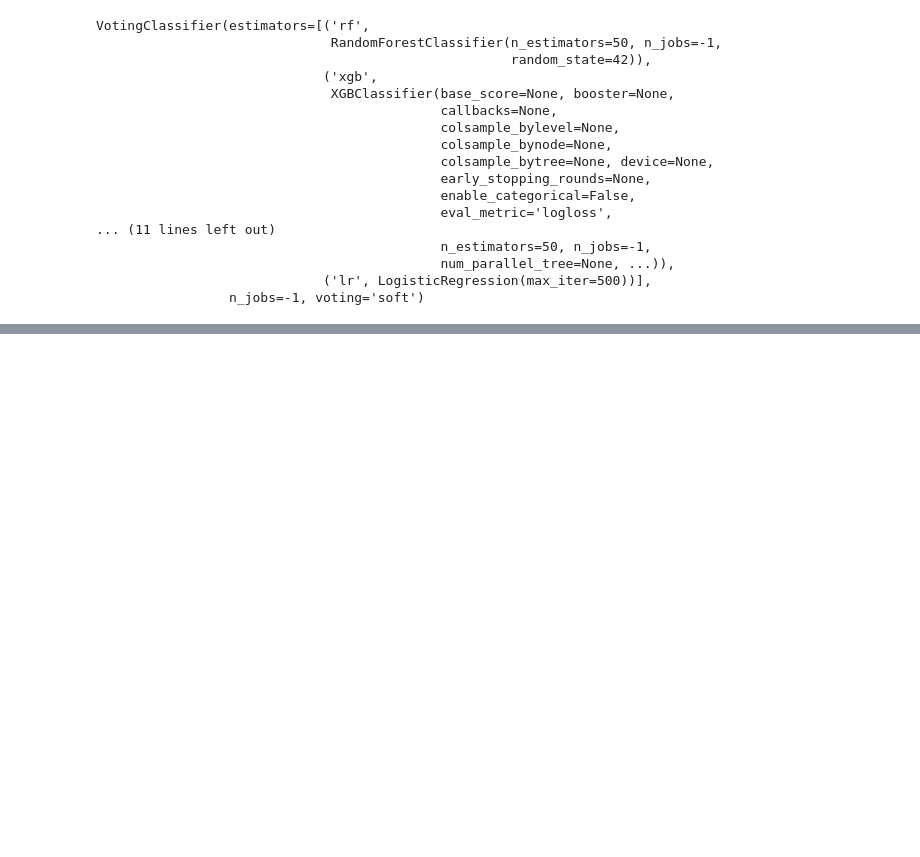
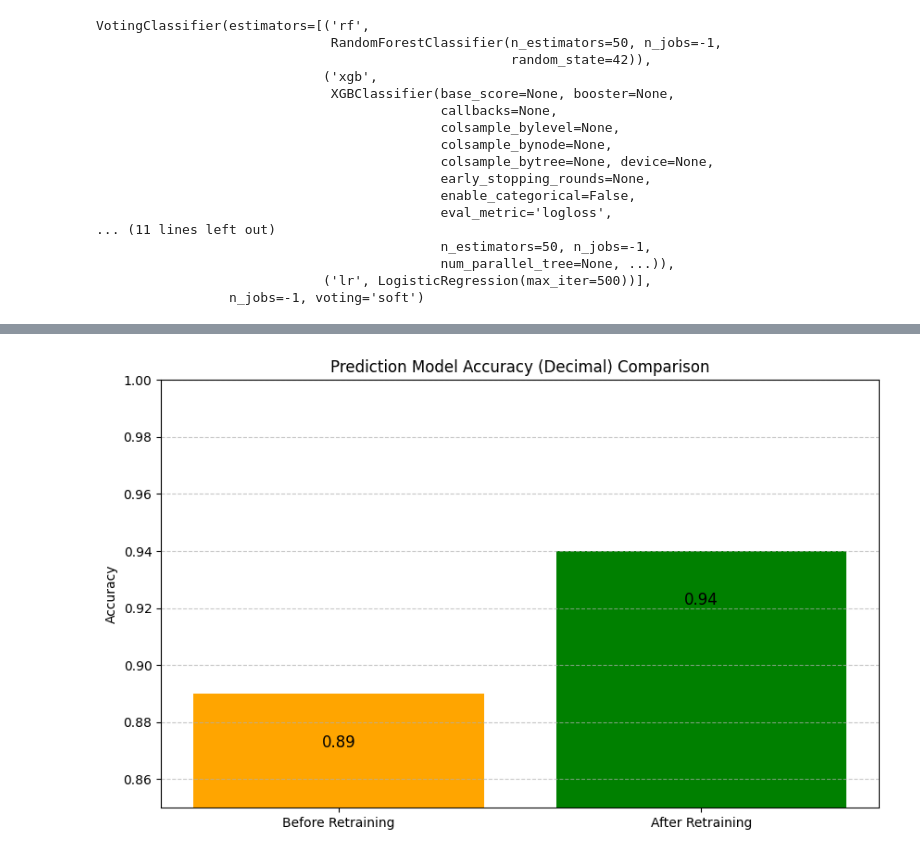
Before and after one commit to SAMYUKTHA-S-03/Telecom_churn_prediction-_model_recommendation-system, a Jupyter notebook: Feature_selection_ensembling.ipynb, the cells around one changed output, grey strips where cells are left out. Drawn from its saved outputs; the diff is of its cells as text; code cells hidden in the pictures; blank space fills up the shorter version.

```diff
--- a/Feature_selection_ensembling.ipynb
+++ b/Feature_selection_ensembling.ipynb
@@ -253,0 +292,29 @@ plt.show()
+# %%
+#model before and after retraining
+import matplotlib.pyplot as plt
+
+# Labels and accuracy values
+labels = ['Before Retraining', 'After Retraining']
+accuracies = [0.89, 0.94]
+colors = ['orange', 'green']
+
+# Plotting
+plt.figure(figsize=(10, 6))
+bars = plt.bar(labels, accuracies, color=colors)
+
+# Add value labels on top of bars
+for bar, acc in zip(bars, accuracies):
+    plt.text(bar.get_x() + bar.get_width()/2, bar.get_height() - 0.02,
+             f'{acc:.2f}', ha='center', va='bottom', fontsize=12, color='black')
+
+# Labels and title
+plt.ylabel('Accuracy')
+plt.ylim(0.85, 1.00)
+plt.title('Prediction Model Accuracy (Decimal) Comparison')
+
+# Grid lines
+plt.grid(axis='y', linestyle='--', alpha=0.7)
+
+plt.show()
+# %% [output]
+[figure, added]
```
Also changed, not shown: parts of 6 cells of this notebook.
